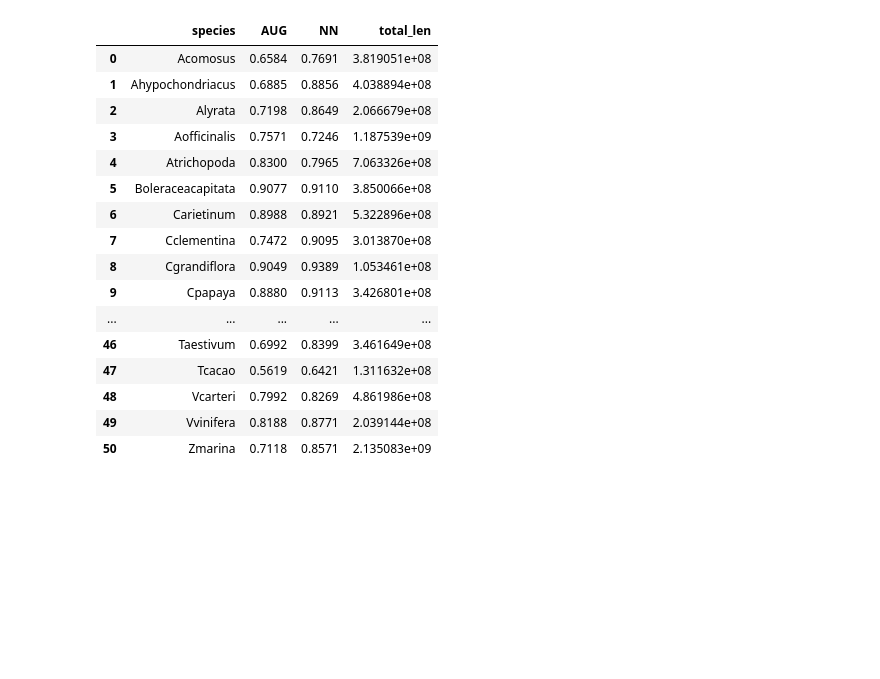
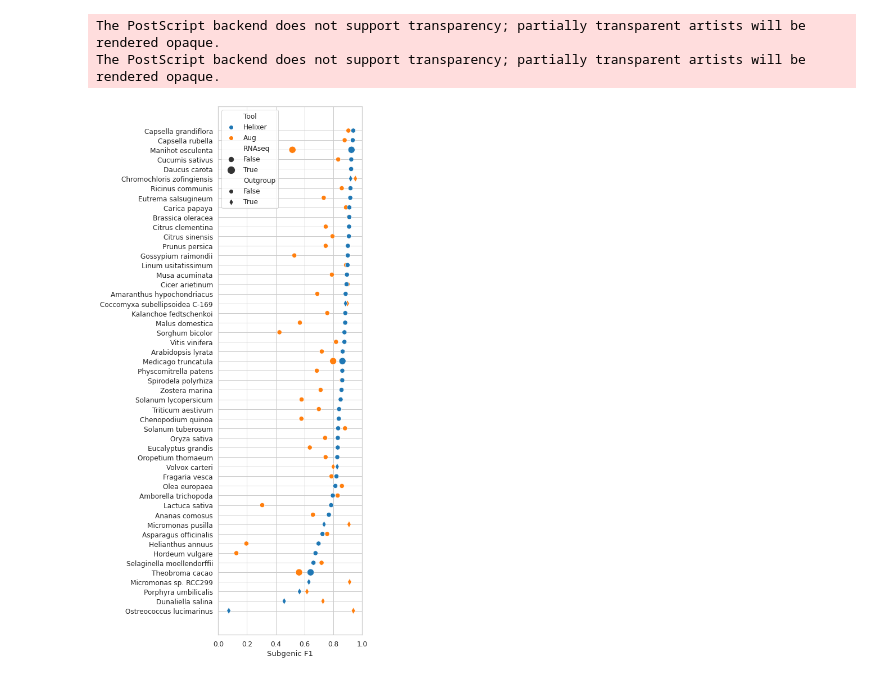
Before and after one commit to weberlab-hhu/helixer_scratch, a Jupyter notebook: plots/notebooks/Plants.ipynb, the cells around one changed output. Cells and saved outputs as stored; diff of their text form; code cells hidden in the pictures; blank space fills up the shorter version.

```diff
--- a/plots/notebooks/Plants.ipynb
+++ b/plots/notebooks/Plants.ipynb
@@ -28,20 +42,0 @@ df_plants = df_plants[~df_plants['species'].isin(['Athaliana','Bdistachyon','Cre
-# %%
-df_plants
-# %% [output]
-|  | species | AUG | NN | total_len |
-| 0 | Acomosus | 0.6584 | 0.7691 | 3.819051e+08 |
-| 1 | Ahypochondriacus | 0.6885 | 0.8856 | 4.038894e+08 |
-| 2 | Alyrata | 0.7198 | 0.8649 | 2.066679e+08 |
-| 3 | Aofficinalis | 0.7571 | 0.7246 | 1.187539e+09 |
-| 4 | Atrichopoda | 0.8300 | 0.7965 | 7.063326e+08 |
-| 5 | Boleraceacapitata | 0.9077 | 0.9110 | 3.850066e+08 |
-| 6 | Carietinum | 0.8988 | 0.8921 | 5.322896e+08 |
-| 7 | Cclementina | 0.7472 | 0.9095 | 3.013870e+08 |
-| 8 | Cgrandiflora | 0.9049 | 0.9389 | 1.053461e+08 |
-| 9 | Cpapaya | 0.8880 | 0.9113 | 3.426801e+08 |
-| ... | ... | ... | ... | ... |
-| 46 | Taestivum | 0.6992 | 0.8399 | 3.461649e+08 |
-| 47 | Tcacao | 0.5619 | 0.6421 | 1.311632e+08 |
-| 48 | Vcarteri | 0.7992 | 0.8269 | 4.861986e+08 |
-| 49 | Vvinifera | 0.8188 | 0.8771 | 2.039144e+08 |
-| 50 | Zmarina | 0.7118 | 0.8571 | 2.135083e+09 |
@@ -47,0 +45,24 @@ df_plants
+# %%
+# the other plots would probably also be simpler in seaborn
+# if they used this melted dataframe, should we touch them again...
+mdf_plants = df_plants.melt(value_vars=['Aug', 'Helixer'], id_vars=['species', 'Outgroup', 'RNAseq'], var_name='Tool')
+# %%
+sns.set_style("whitegrid")
+sns.set_context("notebook", font_scale=1.1)
+f = plt.figure(figsize=(7,14))
+
+
+score_plot = sns.scatterplot(y='species',x='value',
+                             data=mdf_plants, hue='Tool', hue_order=['Helixer', 'Aug'], sizes=[70, 150],
+                             style='Outgroup', markers=['o', 'd'], size='RNAseq')
+
+plt.ylabel("")
+
+plt.xlabel("Subgenic F1")
+plt.xlim((0.0, 1.0))
+plt.tight_layout()
+plt.savefig('RNAseq_plants.eps')
+# %% [output]
+The PostScript backend does not support transparency; partially transparent artists will be rendered opaque.
+The PostScript backend does not support transparency; partially transparent artists will be rendered opaque.
+[figure, added]
```
Also changed, not shown: parts of 7 cells of this notebook, 2 other files.
